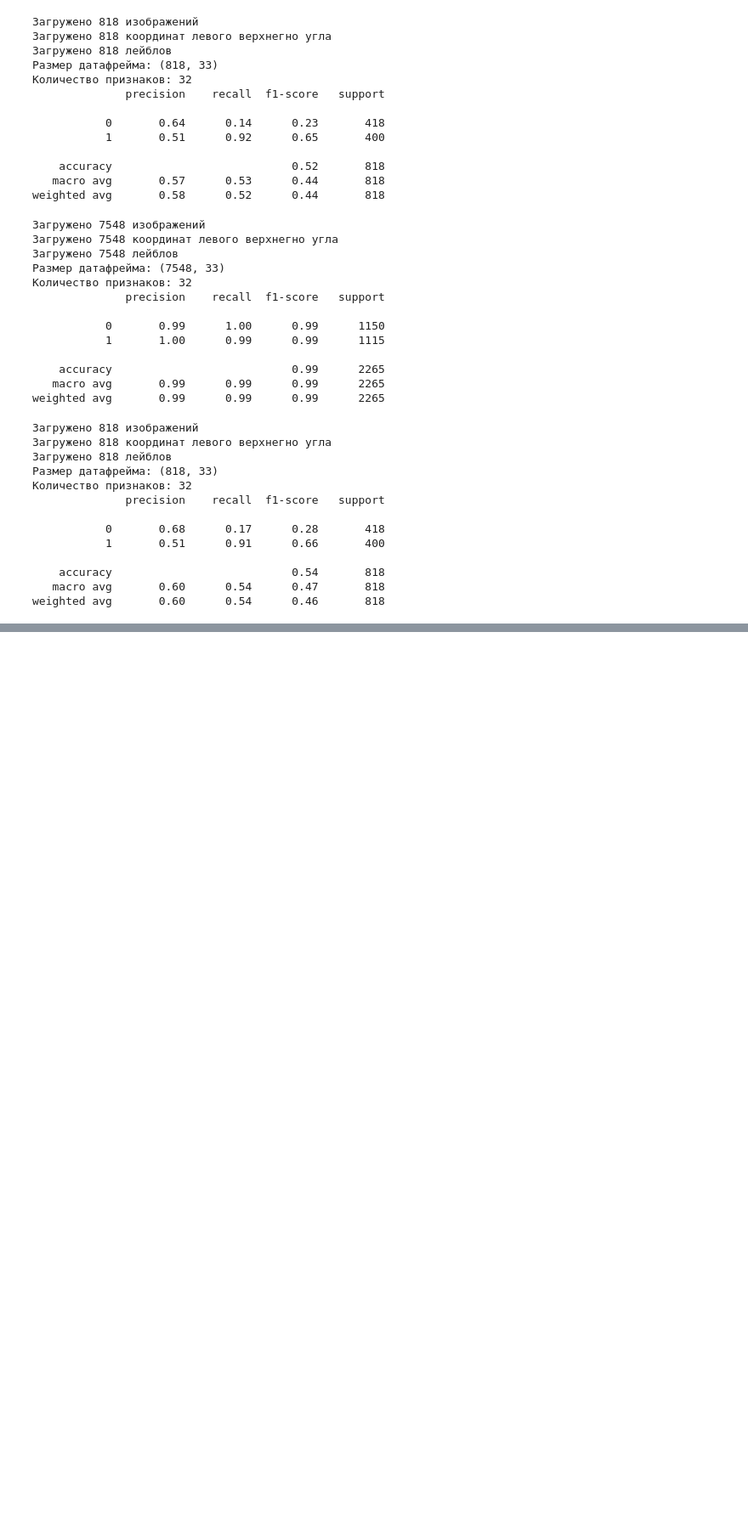
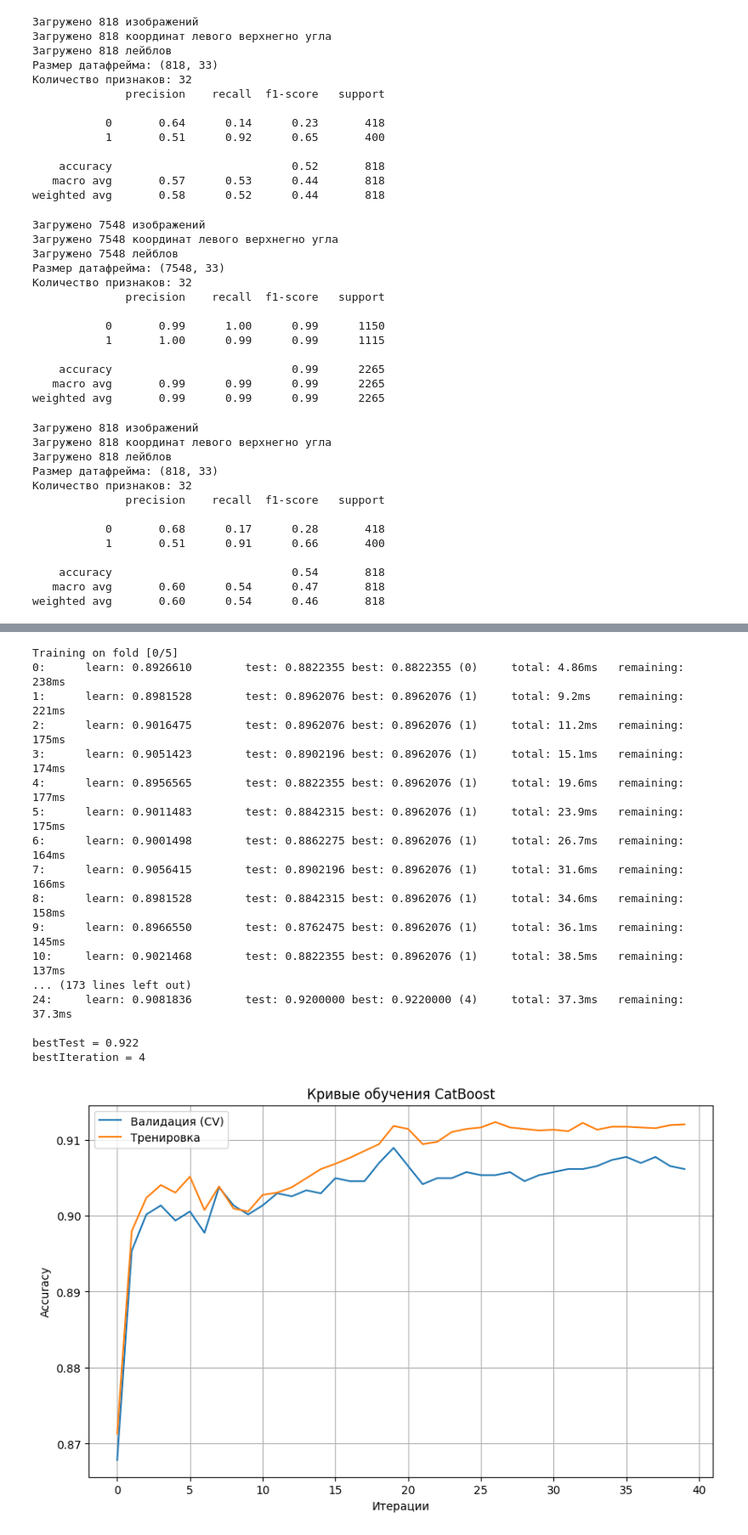
Before and after one commit to EfanRu/QA_Screenshot_Comparator_Advance, a Jupyter notebook: notebooks/Classic_model_7_fix_overeducation3.ipynb, the cells around one changed output, grey strips where cells are left out. Shown at 85% size. Cells and saved outputs as stored; diff of their text form; code cells hidden in the pictures; blank space fills up the shorter version.

```diff
--- a/notebooks/Classic_model_7_fix_overeducation3.ipynb
+++ b/notebooks/Classic_model_7_fix_overeducation3.ipynb
@@ -731,3 +731,11 @@ print(classification_report(y, y_pred))
     accuracy                           0.54       818
    macro avg       0.60      0.54      0.47       818
 weighted avg       0.60      0.54      0.46       818
+# %%
+X2 = joblib.load('X_cropped_diff_images_6_overeducation4.joblib')
+X_coords2 = joblib.load('X_coords_diff_images_6_overeducation4.joblib')
+y2 = joblib.load('y_labels_6_overeducation4.joblib')
+
+print(f"Загружено {len(X2)} изображений")
+print(f"Загружено {len(X_coords2)} координат левого верхнегно угла")
+print(f"Загружено {len(y2)} лейблов")
@@ -733,0 +811,53 @@ weighted avg       0.60      0.54      0.46       818
+# %%
+from catboost import Pool, cv
+
+train_pool = Pool(X_train, y_train)
+cv_params = {
+    'iterations': 50,
+    'depth': 3,
+    'learning_rate': 0.01,
+    'loss_function': 'Logloss',
+    'l2_leaf_reg': 3,
+    'subsample': 0.8,
+    'verbose': True,
+    'eval_metric': 'Recall',
+    'early_stopping_rounds': 20
+}
+
+cv_data = cv(
+    params=cv_params,
+    pool=train_pool,
+    fold_count=5,
+    shuffle=True,
+    return_models=False
+)
+
+# Визуализация
+plt.figure(figsize=(10, 6))
+plt.plot(cv_data['iterations'], cv_data['test-Recall-mean'], label='Валидация (CV)')
+plt.plot(cv_data['iterations'], cv_data['train-Recall-mean'], label='Тренировка')
+plt.xlabel('Итерации')
+plt.ylabel('Accuracy')
+plt.legend()
+plt.title('Кривые обучения CatBoost')
+plt.grid()
+plt.show()
+# %% [output]
+Training on fold [0/5]
+0:      learn: 0.8926610        test: 0.8822355 best: 0.8822355 (0)     total: 4.86ms   remaining: 238ms
+1:      learn: 0.8981528        test: 0.8962076 best: 0.8962076 (1)     total: 9.2ms    remaining: 221ms
+2:      learn: 0.9016475        test: 0.8962076 best: 0.8962076 (1)     total: 11.2ms   remaining: 175ms
+3:      learn: 0.9051423        test: 0.8902196 best: 0.8962076 (1)     total: 15.1ms   remaining: 174ms
+4:      learn: 0.8956565        test: 0.8822355 best: 0.8962076 (1)     total: 19.6ms   remaining: 177ms
+5:      learn: 0.9011483        test: 0.8842315 best: 0.8962076 (1)     total: 23.9ms   remaining: 175ms
+6:      learn: 0.9001498        test: 0.8862275 best: 0.8962076 (1)     total: 26.7ms   remaining: 164ms
+7:      learn: 0.9056415        test: 0.8902196 best: 0.8962076 (1)     total: 31.6ms   remaining: 166ms
+8:      learn: 0.8981528        test: 0.8842315 best: 0.8962076 (1)     total: 34.6ms   remaining: 158ms
+9:      learn: 0.8966550        test: 0.8762475 best: 0.8962076 (1)     total: 36.1ms   remaining: 145ms
+10:     learn: 0.9021468        test: 0.8822355 best: 0.8962076 (1)     total: 38.5ms   remaining: 137ms
+... (173 lines left out)
+24:     learn: 0.9081836        test: 0.9200000 best: 0.9220000 (4)     total: 37.3ms   remaining: 37.3ms
+
+bestTest = 0.922
+bestIteration = 4
+[figure, added]
```
Also changed, not shown: parts of 11 cells of this notebook, 3 other files.
